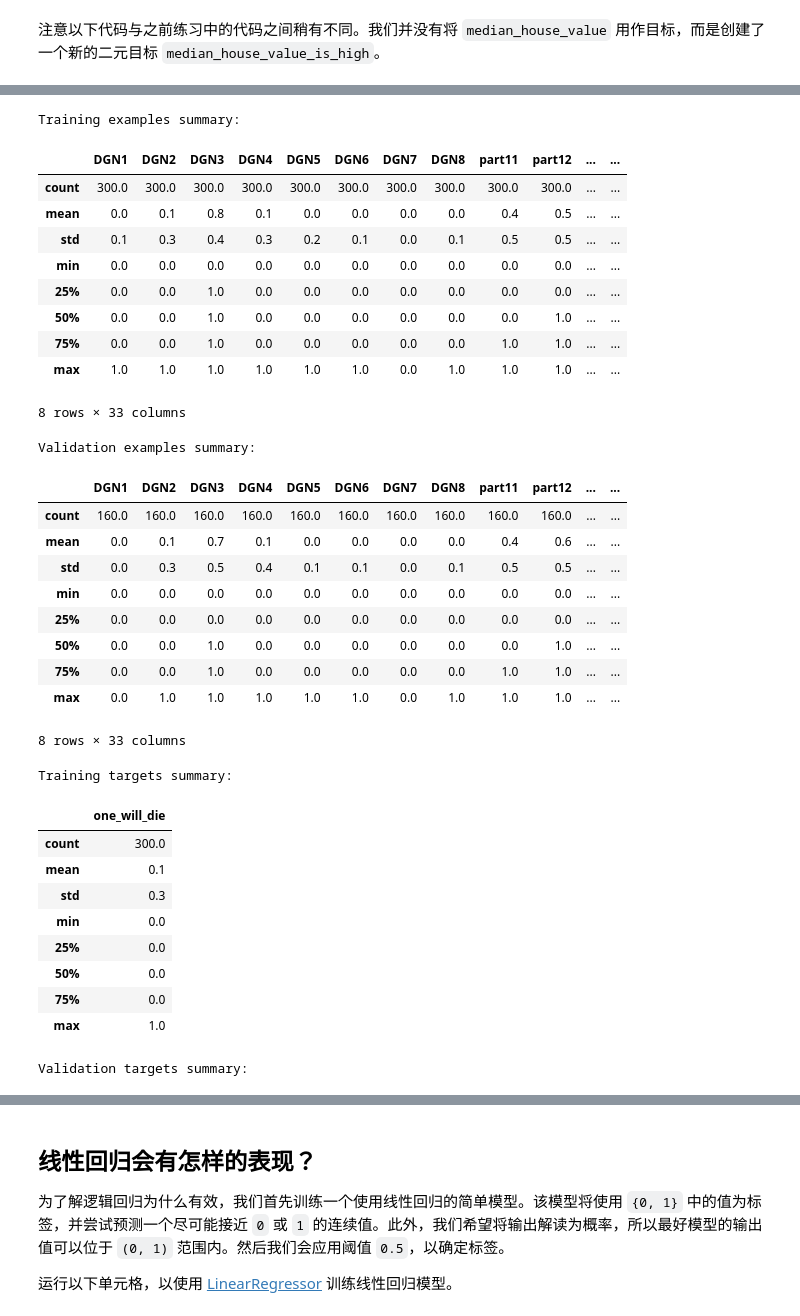
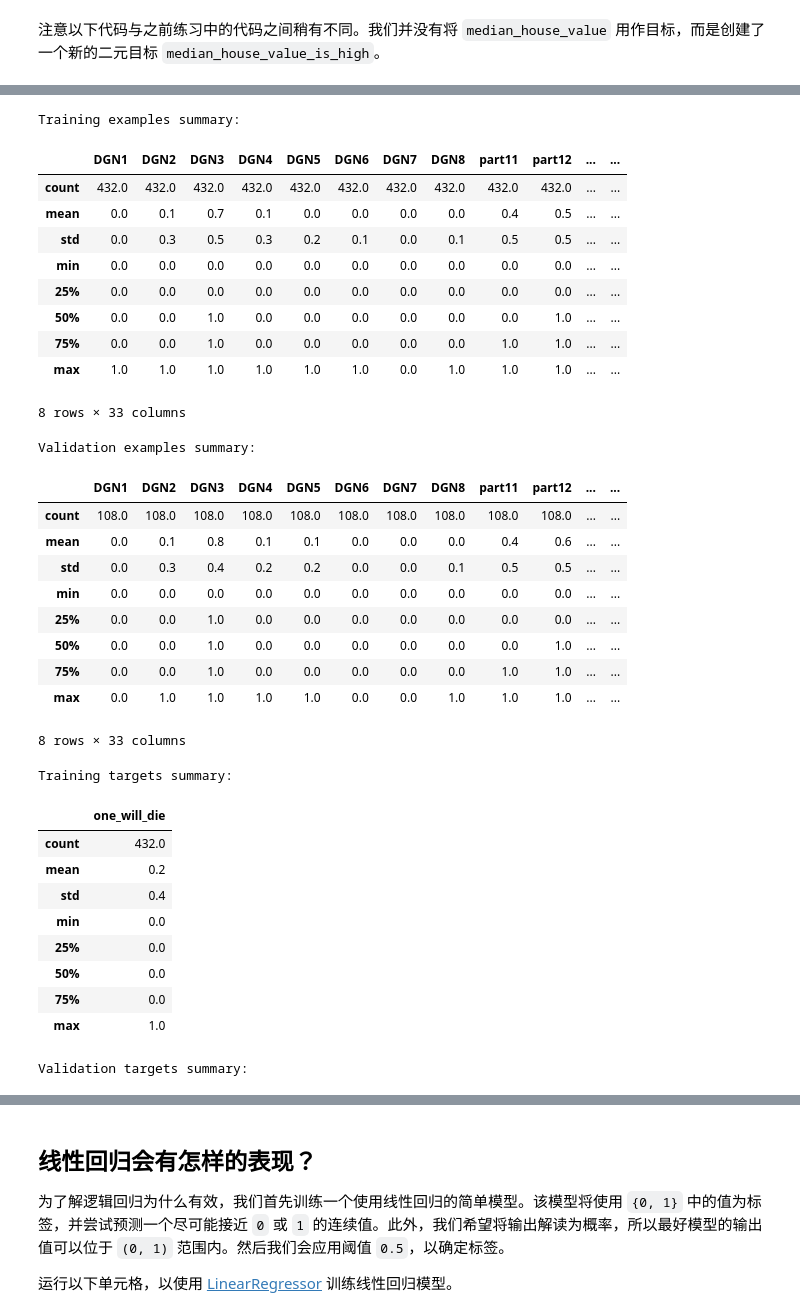
Before and after one commit to Baileyswu/google-tensorflow-tutor, a Jupyter notebook: 13. predict_death.ipynb, the cells around one changed output, grey strips where cells are left out. Cells and saved outputs as stored; diff of their text form; code cells hidden in the pictures.

Commit message:
unbalanced data

```diff
--- a/13. predict_death.ipynb
+++ b/13. predict_death.ipynb
@@ -81,7 +67,4 @@ tf.logging.set_verbosity(tf.logging.ERROR)
 pd.options.display.max_rows = 10
 pd.options.display.float_format = '{:.1f}'.format
 
-california_housing_dataframe = pd.read_csv("ThoraricSurgery.csv", sep=",")
-
-california_housing_dataframe = california_housing_dataframe.reindex(
-    np.random.permutation(california_housing_dataframe.index))
+ThoraricSurgery = pd.read_csv("ThoraricSurgery.csv", sep=",")
@@ -126,21 +109,13 @@ TF_mapping = {
     'T' : 1,
     'F' : 0
 }
-california_housing_dataframe['DGN'] = california_housing_dataframe['DGN'].map(DGN_mapping)
-california_housing_dataframe['PRE6'] = california_housing_dataframe['PRE6'].map(PRZ_mapping)
-california_housing_dataframe['PRE14'] = california_housing_dataframe['PRE14'].map(OC_mapping)
-california_housing_dataframe['PRE7'] = california_housing_dataframe['PRE7'].map(TF_mapping)
-california_housing_dataframe['PRE8'] = california_housing_dataframe['PRE8'].map(TF_mapping)
-california_housing_dataframe['PRE9'] = california_housing_dataframe['PRE9'].map(TF_mapping)
-california_housing_dataframe['PRE10'] = california_housing_dataframe['PRE10'].map(TF_mapping)
-california_housing_dataframe['PRE11'] = california_housing_dataframe['PRE11'].map(TF_mapping)
-california_housing_dataframe['PRE17'] = california_housing_dataframe['PRE17'].map(TF_mapping)
-california_housing_dataframe['PRE19'] = california_housing_dataframe['PRE19'].map(TF_mapping)
-california_housing_dataframe['PRE25'] = california_housing_dataframe['PRE25'].map(TF_mapping)
-california_housing_dataframe['PRE30'] = california_housing_dataframe['PRE30'].map(TF_mapping)
-california_housing_dataframe['PRE32'] = california_housing_dataframe['PRE32'].map(TF_mapping)
-california_housing_dataframe['Risk1Yr'] = california_housing_dataframe['Risk1Yr'].map(TF_mapping)
+ThoraricSurgery['DGN'] = ThoraricSurgery['DGN'].map(DGN_mapping)
+ThoraricSurgery['PRE6'] = ThoraricSurgery['PRE6'].map(PRZ_mapping)
+ThoraricSurgery['PRE14'] = ThoraricSurgery['PRE14'].map(OC_mapping)
+TFset = ['PRE7','PRE8','PRE9','PRE10','PRE11','PRE17','PRE19','PRE25','PRE30','PRE32','Risk1Yr']
+for x in TFset:
+    ThoraricSurgery[x] = ThoraricSurgery[x].map(TF_mapping)
 
-california_housing_dataframe
+ThoraricSurgery
 # %% [output]
 |  | DGN | PRE4 | PRE5 | PRE6 | PRE7 | PRE8 | PRE9 | PRE10 | PRE11 | PRE14 | PRE17 | ... |
@@ -180,0 +136,7 @@ Name: Risk1Yr, dtype: object
+# %%
+death_set = pd.DataFrame
+death_set = ThoraricSurgery[ThoraricSurgery["Risk1Yr"] > 0.5]
+# %%
+california_housing_dataframe = pd.DataFrame()
+california_housing_dataframe = ThoraricSurgery.append(death_set,ignore_index=True)
+california_housing_dataframe.describe()
@@ -250,53 +226,55 @@ training_examples
 # %%
 # Choose the first 12000 (out of 17000) examples for training.
-training_examples = preprocess_features(california_housing_dataframe.head(300))
-training_targets = preprocess_targets(california_housing_dataframe.head(300))
+training_size = int(540 * 0.8)
+training_examples = preprocess_features(california_housing_dataframe.head(training_size))
+training_targets = preprocess_targets(california_housing_dataframe.head(training_size))
 
 # Choose the last 5000 (out of 17000) examples for validation.
-validation_examples = preprocess_features(california_housing_dataframe.tail(160))
-validation_targets = preprocess_targets(california_housing_dataframe.tail(160))
+validation_size = int(540*0.2)
+validation_examples = preprocess_features(california_housing_dataframe.tail(validation_size))
+validation_targets = preprocess_targets(california_housing_dataframe.tail(validation_size))
 
 training_examples = select_and_transform_features(training_examples)
 validation_examples = select_and_transform_features(validation_examples)
 
 # Double-check that we've done the right thing.
 print("Training examples summary:")
 display.display(training_examples.describe())
 print("Validation examples summary:")
 display.display(validation_examples.describe())
 
 print("Training targets summary:")
 display.display(training_targets.describe())
 print("Validation targets summary:")
 display.display(validation_targets.describe())
 # %% [output]
 Training examples summary:
 |  | DGN1 | DGN2 | DGN3 | DGN4 | DGN5 | DGN6 | DGN7 | DGN8 | part11 | part12 | ... | ... |
-| count | 300.0 | 300.0 | 300.0 | 300.0 | 300.0 | 300.0 | 300.0 | 300.0 | 300.0 | 300.0 | ... | ... |
-| mean | 0.0 | 0.1 | 0.8 | 0.1 | 0.0 | 0.0 | 0.0 | 0.0 | 0.4 | 0.5 | ... | ... |
-| std | 0.1 | 0.3 | 0.4 | 0.3 | 0.2 | 0.1 | 0.0 | 0.1 | 0.5 | 0.5 | ... | ... |
+| count | 432.0 | 432.0 | 432.0 | 432.0 | 432.0 | 432.0 | 432.0 | 432.0 | 432.0 | 432.0 | ... | ... |
+| mean | 0.0 | 0.1 | 0.7 | 0.1 | 0.0 | 0.0 | 0.0 | 0.0 | 0.4 | 0.5 | ... | ... |
+| std | 0.0 | 0.3 | 0.5 | 0.3 | 0.2 | 0.1 | 0.0 | 0.1 | 0.5 | 0.5 | ... | ... |
 | min | 0.0 | 0.0 | 0.0 | 0.0 | 0.0 | 0.0 | 0.0 | 0.0 | 0.0 | 0.0 | ... | ... |
-| 25% | 0.0 | 0.0 | 1.0 | 0.0 | 0.0 | 0.0 | 0.0 | 0.0 | 0.0 | 0.0 | ... | ... |
+| 25% | 0.0 | 0.0 | 0.0 | 0.0 | 0.0 | 0.0 | 0.0 | 0.0 | 0.0 | 0.0 | ... | ... |
 | 50% | 0.0 | 0.0 | 1.0 | 0.0 | 0.0 | 0.0 | 0.0 | 0.0 | 0.0 | 1.0 | ... | ... |
 | 75% | 0.0 | 0.0 | 1.0 | 0.0 | 0.0 | 0.0 | 0.0 | 0.0 | 1.0 | 1.0 | ... | ... |
 | max | 1.0 | 1.0 | 1.0 | 1.0 | 1.0 | 1.0 | 0.0 | 1.0 | 1.0 | 1.0 | ... | ... |
 8 rows × 33 columns
 Validation examples summary:
 |  | DGN1 | DGN2 | DGN3 | DGN4 | DGN5 | DGN6 | DGN7 | DGN8 | part11 | part12 | ... | ... |
-| count | 160.0 | 160.0 | 160.0 | 160.0 | 160.0 | 160.0 | 160.0 | 160.0 | 160.0 | 160.0 | ... | ... |
-| mean | 0.0 | 0.1 | 0.7 | 0.1 | 0.0 | 0.0 | 0.0 | 0.0 | 0.4 | 0.6 | ... | ... |
-| std | 0.0 | 0.3 | 0.5 | 0.4 | 0.1 | 0.1 | 0.0 | 0.1 | 0.5 | 0.5 | ... | ... |
+| count | 108.0 | 108.0 | 108.0 | 108.0 | 108.0 | 108.0 | 108.0 | 108.0 | 108.0 | 108.0 | ... | ... |
+| mean | 0.0 | 0.1 | 0.8 | 0.1 | 0.1 | 0.0 | 0.0 | 0.0 | 0.4 | 0.6 | ... | ... |
+| std | 0.0 | 0.3 | 0.4 | 0.2 | 0.2 | 0.0 | 0.0 | 0.1 | 0.5 | 0.5 | ... | ... |
 | min | 0.0 | 0.0 | 0.0 | 0.0 | 0.0 | 0.0 | 0.0 | 0.0 | 0.0 | 0.0 | ... | ... |
-| 25% | 0.0 | 0.0 | 0.0 | 0.0 | 0.0 | 0.0 | 0.0 | 0.0 | 0.0 | 0.0 | ... | ... |
+| 25% | 0.0 | 0.0 | 1.0 | 0.0 | 0.0 | 0.0 | 0.0 | 0.0 | 0.0 | 0.0 | ... | ... |
 | 50% | 0.0 | 0.0 | 1.0 | 0.0 | 0.0 | 0.0 | 0.0 | 0.0 | 0.0 | 1.0 | ... | ... |
 | 75% | 0.0 | 0.0 | 1.0 | 0.0 | 0.0 | 0.0 | 0.0 | 0.0 | 1.0 | 1.0 | ... | ... |
-| max | 0.0 | 1.0 | 1.0 | 1.0 | 1.0 | 1.0 | 0.0 | 1.0 | 1.0 | 1.0 | ... | ... |
+| max | 0.0 | 1.0 | 1.0 | 1.0 | 1.0 | 0.0 | 0.0 | 1.0 | 1.0 | 1.0 | ... | ... |
 8 rows × 33 columns
 Training targets summary:
 |  | one_will_die |
-| count | 300.0 |
-| mean | 0.1 |
-| std | 0.3 |
+| count | 432.0 |
+| mean | 0.2 |
+| std | 0.4 |
 | min | 0.0 |
 | 25% | 0.0 |
 | 50% | 0.0 |
```
Also changed, not shown: parts of 18 cells of this notebook.
